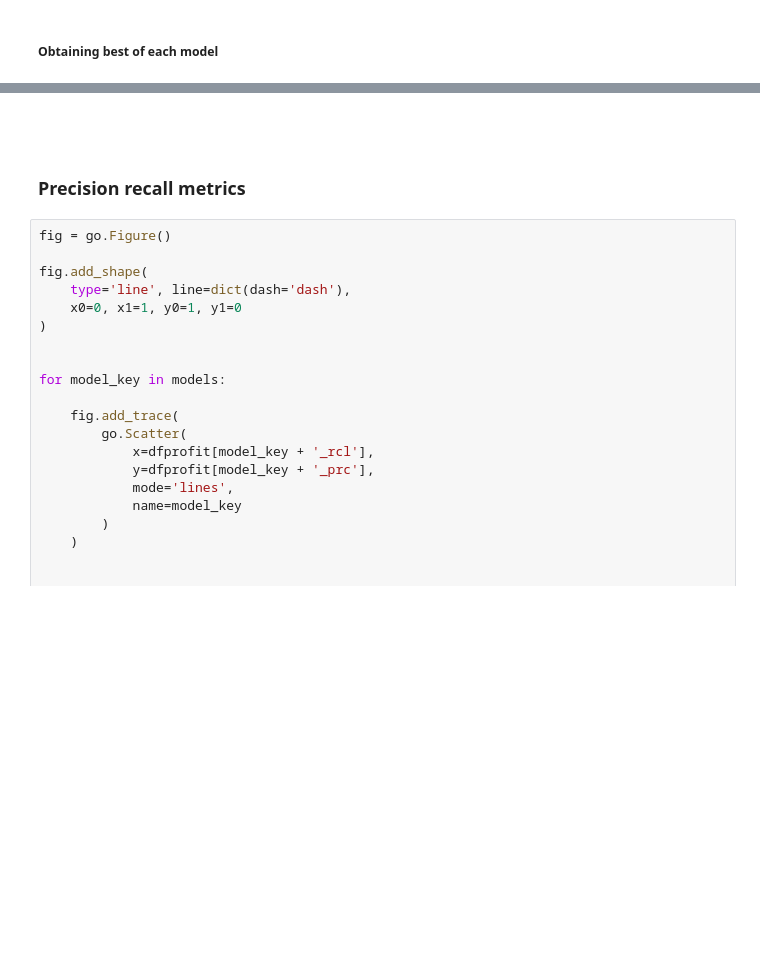
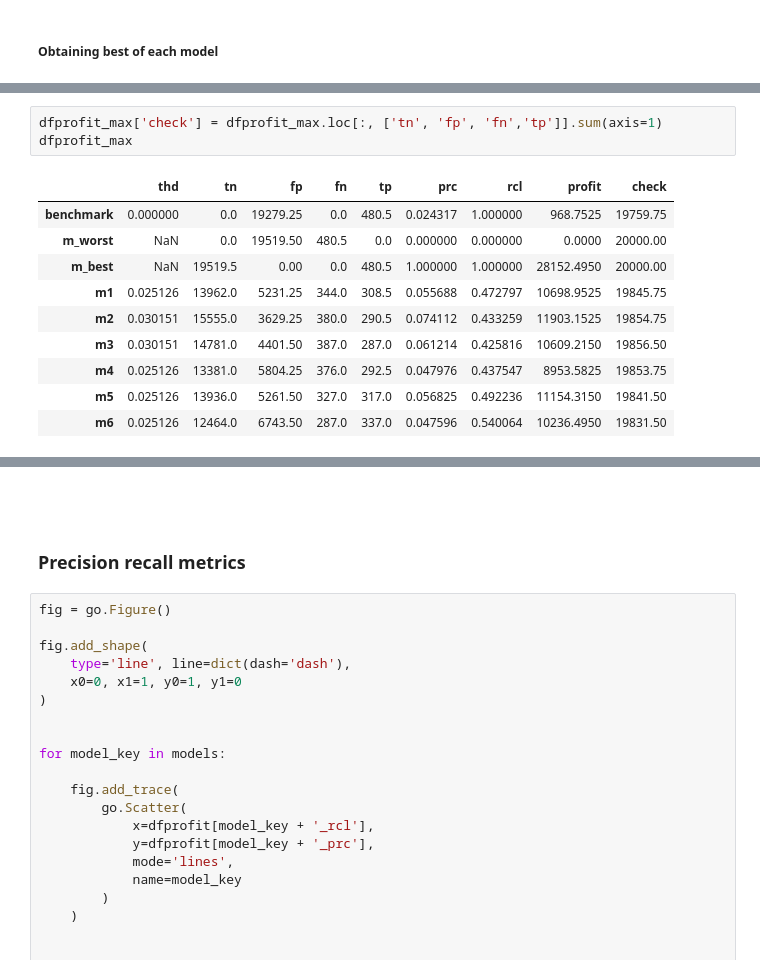
Before and after one commit to robperch/marketing_analytics_qqua, a Jupyter notebook: notebooks/qqua_nb.ipynb, the cells around one changed output, grey strips where cells are left out. Cells and saved outputs as stored; diff of their text form; blank space fills up the shorter version.

```diff
--- a/notebooks/qqua_nb.ipynb
+++ b/notebooks/qqua_nb.ipynb
@@ -1018,0 +1080,14 @@ dfprofit_max
+# %%
+dfprofit_max['check'] = dfprofit_max.loc[:, ['tn', 'fp', 'fn','tp']].sum(axis=1)
+dfprofit_max
+# %% [output]
+|  | thd | tn | fp | fn | tp | prc | rcl | profit | check |
+| benchmark | 0.000000 | 0.0 | 19279.25 | 0.0 | 480.5 | 0.024317 | 1.000000 | 968.7525 | 19759.75 |
+| m_worst | NaN | 0.0 | 19519.50 | 480.5 | 0.0 | 0.000000 | 0.000000 | 0.0000 | 20000.00 |
+| m_best | NaN | 19519.5 | 0.00 | 0.0 | 480.5 | 1.000000 | 1.000000 | 28152.4950 | 20000.00 |
+| m1 | 0.025126 | 13962.0 | 5231.25 | 344.0 | 308.5 | 0.055688 | 0.472797 | 10698.9525 | 19845.75 |
+| m2 | 0.030151 | 15555.0 | 3629.25 | 380.0 | 290.5 | 0.074112 | 0.433259 | 11903.1525 | 19854.75 |
+| m3 | 0.030151 | 14781.0 | 4401.50 | 387.0 | 287.0 | 0.061214 | 0.425816 | 10609.2150 | 19856.50 |
+| m4 | 0.025126 | 13381.0 | 5804.25 | 376.0 | 292.5 | 0.047976 | 0.437547 | 8953.5825 | 19853.75 |
+| m5 | 0.025126 | 13936.0 | 5261.50 | 327.0 | 317.0 | 0.056825 | 0.492236 | 11154.3150 | 19841.50 |
+| m6 | 0.025126 | 12464.0 | 6743.50 | 287.0 | 337.0 | 0.047596 | 0.540064 | 10236.4950 | 19831.50 |
```
Also changed, not shown: parts of 14 cells of this notebook.
